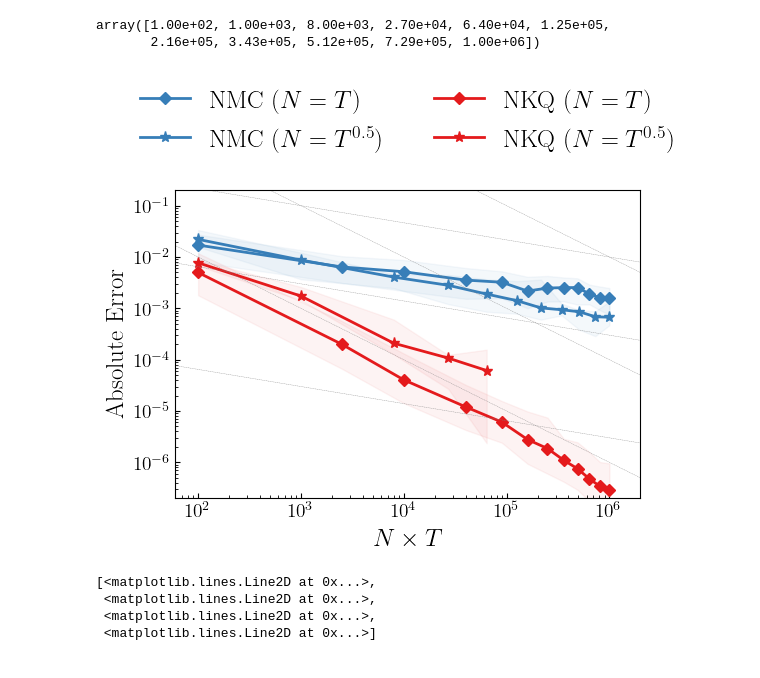
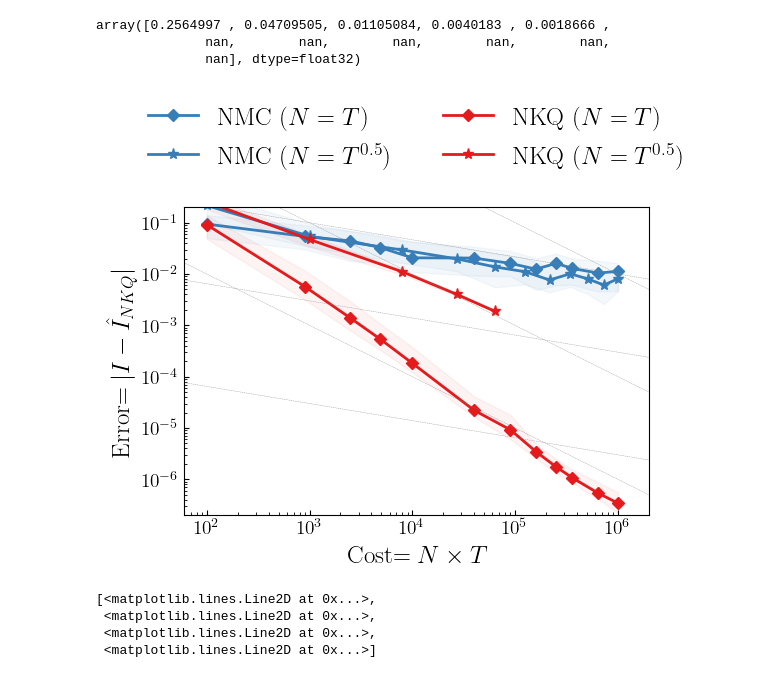
Before and after one commit to hudsonchen/nest_bq, a Jupyter notebook: plotting_notebooks/toy.ipynb, the cells around one changed output. Saved outputs shown, nothing was run; the diff lists cells and outputs as text; code cells hidden in the pictures.

```diff
--- a/plotting_notebooks/toy.ipynb
+++ b/plotting_notebooks/toy.ipynb
@@ -22,23 +22,23 @@ seed_numbers = range(0, 100)  # Adjust this range as needed
 
 for seed in seed_numbers:
     if seed == 0:
-        nkq_file_path = f"/home/zongchen/nest_bq/results/toy/kernel_x_matern__kernel_theta_matern/seed_{seed}__NKQ"
+        nkq_file_path = f"/home/zongchen/nest_bq/results/toy/dim_1__kernel_x_matern__kernel_theta_matern__N_T_ratio_1.0/seed_{seed}__NKQ"
         with open(nkq_file_path, 'rb') as f:
             I_nkq_err_dict = pickle.load(f)
             I_nkq_values = np.array(list(I_nkq_err_dict.values()))[None, :]
 
-        nmc_file_path = f"/home/zongchen/nest_bq/results/toy/kernel_x_matern__kernel_theta_matern/seed_{seed}__NMC"
+        nmc_file_path = f"/home/zongchen/nest_bq/results/toy/dim_1__kernel_x_matern__kernel_theta_matern__N_T_ratio_1.0/seed_{seed}__NMC"
         with open(nmc_file_path, 'rb') as f:
             I_nmc_err_dict = pickle.load(f)
             I_nmc_values = np.array(list(I_nmc_err_dict.values()))[None, :]
 
     else:
-        nkq_file_path = f"/home/zongchen/nest_bq/results/toy/kernel_x_matern__kernel_theta_matern/seed_{seed}__NKQ"
+        nkq_file_path = f"/home/zongchen/nest_bq/results/toy/dim_1__kernel_x_matern__kernel_theta_matern__N_T_ratio_1.0/seed_{seed}__NKQ"
         with open(nkq_file_path, 'rb') as f:
             I_nkq_err_dict = pickle.load(f)
             I_nkq_values = np.concatenate((np.array(list(I_nkq_err_dict.values()))[None, :], I_nkq_values), axis=0)
 
-        nmc_file_path = f"/home/zongchen/nest_bq/results/toy/kernel_x_matern__kernel_theta_matern/seed_{seed}__NMC"
+        nmc_file_path = f"/home/zongchen/nest_bq/results/toy/dim_1__kernel_x_matern__kernel_theta_matern__N_T_ratio_1.0/seed_{seed}__NMC"
         with open(nmc_file_path, 'rb') as f:
             I_nmc_err_dict = pickle.load(f)
             I_nmc_values = np.concatenate((np.array(list(I_nmc_err_dict.values()))[None, :], I_nmc_values), axis=0)
@@ -97,26 +97,26 @@ I_nmc_ratio_half_q75 = np.percentile(I_nmc_ratio_half_array, 75, axis=0)
 # %%
 # List of seed numbers you want to loop over
-seed_numbers = range(0, 6)  # Adjust this range as needed
+seed_numbers = range(0, 100)  # Adjust this range as needed
 
 for seed in seed_numbers:
     if seed == 0:
-        nkq_ratio_two_file_path = f"/home/zongchen/nest_bq/results/toy/kernel_x_matern__kernel_theta_matern__N_T_ratio_2.0/seed_{seed}__NKQ"
+        nkq_ratio_two_file_path = f"/home/zongchen/nest_bq/results/toy/dim_1__kernel_x_matern__kernel_theta_matern__N_T_ratio_2.0/seed_{seed}__NKQ"
         with open(nkq_ratio_two_file_path, 'rb') as f:
             I_nkq_ratio_two_err_dict = pickle.load(f)
             I_nkq_ratio_two_values = np.array(list(I_nkq_ratio_two_err_dict.values()))[None, :]
 
-        nmc_ratio_two_file_path = f"/home/zongchen/nest_bq/results/toy/kernel_x_matern__kernel_theta_matern__N_T_ratio_2.0/seed_{seed}__NMC"
+        nmc_ratio_two_file_path = f"/home/zongchen/nest_bq/results/toy/dim_1__kernel_x_matern__kernel_theta_matern__N_T_ratio_2.0/seed_{seed}__NMC"
         with open(nmc_ratio_two_file_path, 'rb') as f:
             I_nmc_ratio_two_err_dict = pickle.load(f)
             I_nmc_ratio_two_values = np.array(list(I_nmc_ratio_two_err_dict.values()))[None, :]
 
     else:
-        nkq_ratio_two_file_path = f"/home/zongchen/nest_bq/results/toy/kernel_x_matern__kernel_theta_matern__N_T_ratio_2.0/seed_{seed}__NKQ"
+        nkq_ratio_two_file_path = f"/home/zongchen/nest_bq/results/toy/dim_1__kernel_x_matern__kernel_theta_matern__N_T_ratio_2.0/seed_{seed}__NKQ"
         with open(nkq_ratio_two_file_path, 'rb') as f:
             I_nkq_ratio_two_err_dict = pickle.load(f)
             I_nkq_ratio_two_values = np.concatenate((np.array(list(I_nkq_ratio_two_err_dict.values()))[None, :], I_nkq_ratio_two_values),axis=0)
 
-        nmc_ratio_two_file_path = f"/home/zongchen/nest_bq/results/toy/kernel_x_matern__kernel_theta_matern__N_T_ratio_2.0/seed_{seed}__NMC"
+        nmc_ratio_two_file_path = f"/home/zongchen/nest_bq/results/toy/dim_1__kernel_x_matern__kernel_theta_matern__N_T_ratio_2.0/seed_{seed}__NMC"
         with open(nmc_ratio_two_file_path, 'rb') as f:
             I_nmc_ratio_two_err_dict = pickle.load(f)
             I_nmc_ratio_two_values = np.concatenate((np.array(list(I_nmc_ratio_two_err_dict.values()))[None, :], I_nmc_ratio_two_values),axis=0)
@@ -142,8 +136,9 @@ array([0.01102732, 0.00436816, 0.01015263, 0.00703662, 0.00412058,
-# %%
-cost_array_ratio_two
-# %% [output]
-array([1.00e+02, 1.00e+03, 8.00e+03, 2.70e+04, 6.40e+04, 1.25e+05,
-       2.16e+05, 3.43e+05, 5.12e+05, 7.29e+05, 1.00e+06])
+# %%
+I_nmc_ratio_two_array
+# %% [output]
+array([0.2564997 , 0.04709505, 0.01105084, 0.0040183 , 0.0018666 ,
+              nan,        nan,        nan,        nan,        nan,
+              nan], dtype=float32)
 # %%
 cmap = plt.get_cmap('Set1')
 markersize = 6
@@ -157,19 +152,16 @@ keys = list(I_nkq_err_dict.keys())
 N_array = np.array(sorted(set([k[0] for k in keys])), dtype=float)
 cost_array = N_array ** 2
 
-rescale_array_nkq_ratio_one = np.array([1.0, 3, 3, 8,
-                          10, 14, 19, 10.,
-                          10, 10, 10, 10])
+rescale_array_nkq_ratio_one = np.array([1.0, 1.0, 1.0, 1.0,
+                                        1.0, 1.0, 1.0, 1.0,
+                                        1.0, 1.0, 1.0, 1.0])
 
-rescale_array_nmc_ratio_half = np.array([1.0, 1, 0.8, 0.8,
-                                         0.6, 0.6, 0.5, 0.5, 0.5])
+rescale_array_nkq_ratio_two = np.array([1.0, 1.0, 1.0, 1.0,
+                                        1.0])
 
-rescale_array_nkq_ratio_half = np.array([1.0, 1, 1.2, 1.0,
-                                         1.0, 1.0, 0.8, 1.0, 0.7])
-
-rescale_array_nkq_ratio_two = np.array([1.0, 1, 1.1, 1.2, 1.3])
-rescale_array_nmc_ratio_two = np.array([1.0, 1, 0.2, 0.2, 0.23,
-                                        0.3, 0.4, 0.1, 0.14, 0.1, 0.1])
+rescale_array_nmc_ratio_two = np.array([1.0, 1.0, 1.0, 1.0,
+                                        1.0, 1.0, 1.0, 1.0,
+                                        1.0, 1.0, 1.0])
 
 
 fig1 = plt.figure(figsize=(6, 4))
@@ -178,23 +170,10 @@ plt.plot(cost_array, I_nmc_median, label=f'NMC ($N=T$)', color=cmap.colors[1], l
          marker='D', markersize=markersize)
 plt.fill_between(cost_array, I_nmc_q25, I_nmc_q75, alpha=0.05, color=cmap.colors[1])
 
-plt.plot(cost_array, I_nkq_median * rescale_array_nkq_ratio_one / 2, label=f'NKQ ($N=T$)',
+plt.plot(cost_array, I_nkq_median * rescale_array_nkq_ratio_one, label=f'NKQ ($N=T$)',
          color=cmap.colors[0], linewidth=linewidth, marker='D', markersize=markersize)
-plt.fill_between(cost_array, I_nkq_q25 * rescale_array_nkq_ratio_one / 2,
-                 I_nkq_q75 * rescale_array_nkq_ratio_one / 2, alpha=0.05, color=cmap.colors[0])
-
-keys = list(I_nkq_ratio_half_err_dict.keys())
-N_array_ratio_half = np.array([k[1] for k in keys], dtype=float)
-T_array_ratio_half = np.array([k[0] for k in keys], dtype=float)
-cost_array_ratio_half = N_array_ratio_half * T_array_ratio_half
-cost_array_ratio_half[0] = 100
-
-# plt.plot(cost_array_ratio_half, I_nmc_ratio_half_median * rescale_array_nmc_ratio_half / 2, label=rf'NMC ($N=T^{{2}}$)',
-#          color=cmap.colors[0], linewidth=linewidth, marker='+', markersize=markersize)
-# # plt.fill_between(cost_array_ratio_half, I_nmc_ratio_half_q25, I_nmc_ratio_half_q75, alpha=0.05, color=cmap[0])
-# plt.plot(cost_array_ratio_half, I_nkq_ratio_half_median * rescale_array_nkq_ratio_half /2 / 2, label=f'NKQ ($N=T^{{2}}$)',
-#          color=cmap.colors[1], linewidth=linewidth, marker='+', markersize=markersize)
-# # plt.fill_between(cost_array_ratio_half, I_nkq_ratio_half_q25, I_nkq_ratio_half_q75, alpha=0.05, color=cmap[1])
+plt.fill_between(cost_array, I_nkq_q25 * rescale_array_nkq_ratio_one,
+                 I_nkq_q75 * rescale_array_nkq_ratio_one, alpha=0.05, color=cmap.colors[0])
 
 keys = list(I_nkq_ratio_two_err_dict.keys())
 N_array_ratio_two = np.array([k[1] for k in keys], dtype=float)
@@ -209,10 +188,10 @@ plt.plot(cost_array_ratio_two, I_nmc_ratio_two_median * rescale_array_nmc_ratio_
 plt.fill_between(cost_array_ratio_two, I_nmc_ratio_two_q25 * rescale_array_nmc_ratio_two * 2,
                  I_nmc_ratio_two_q75 * rescale_array_nmc_ratio_two * 2, alpha=0.05, color=cmap.colors[1])
 
-plt.plot(cost_array_ratio_two[:nkq_ratio_two_index], I_nkq_ratio_two_median[:nkq_ratio_two_index] * rescale_array_nkq_ratio_two / 2 / 2, label=f'NKQ ($N=T^{{0.5}}$)',
+plt.plot(cost_array_ratio_two[:nkq_ratio_two_index], I_nkq_ratio_two_median[:nkq_ratio_two_index] * rescale_array_nkq_ratio_two, label=f'NKQ ($N=T^{{0.5}}$)',
          color=cmap.colors[0], linewidth=linewidth, marker='*', markersize=markersize + 2)
-plt.fill_between(cost_array_ratio_two[:nkq_ratio_two_index], I_nkq_ratio_two_q25[:nkq_ratio_two_index] / 2 / 2,
-                 I_nkq_ratio_two_q75[:nkq_ratio_two_index] / 2 / 2, alpha=0.05, color=cmap.colors[0])
+plt.fill_between(cost_array_ratio_two[:nkq_ratio_two_index], I_nkq_ratio_two_q25[:nkq_ratio_two_index],
+                 I_nkq_ratio_two_q75[:nkq_ratio_two_index], alpha=0.05, color=cmap.colors[0])
 
 
 # First, fix N and plot the error as a function of T
@@ -229,36 +208,36 @@ plt.plot(N_T_array, theoretical_error_nkq_ratio_one, linestyle='--', color = 'gr
 plt.plot(N_T_array, 100 * theoretical_error_nkq_ratio_one, linestyle='--', color = 'grey', linewidth=0.25)
 plt.plot(N_T_array, 1e4 * theoretical_error_nkq_ratio_one, linestyle='--', color = 'grey', linewidth=0.25)
 plt.plot(N_T_array, theoretical_error_nmc_ratio_half, linestyle='--', color = 'grey', linewidth=0.25)
 plt.plot(N_T_array, 0.03 * theoretical_error_nmc_ratio_half, linestyle='--', color = 'grey', linewidth=0.25)
 plt.plot(N_T_array, 100 * theoretical_error_nmc_ratio_half, linestyle='--', color = 'grey', linewidth=0.25)
 plt.plot(N_T_array, 0.0003 * theoretical_error_nmc_ratio_half, linestyle='--', color = 'grey', linewidth=0.25)
 
 # plt.plot(N_T_array, 0.01 * theoretical_error_nmc_ratio_half, linestyle='--', color = cmap[0], linewidth=0.25)
 # plt.plot(N_T_array, 0.01 * theoretical_error_nmc_ratio_two, linestyle='--', color = cmap[0], linewidth=0.25)
 # plt.plot(N_T_array, 0.01 * theoretical_error_nkq_ratio_two, linestyle='--', color = cmap[1], linewidth=0.25)
 
 
-plt.xlabel(r'$N \times T$')
-plt.ylabel('Absolute Error')
+plt.xlabel(r'Cost$=N \times T$')
+plt.ylabel(r'Error$=|I - \hat{I}_{NKQ}|$')
 plt.ylim([2e-7, 0.2])
 plt.xlim([60, 2e6])
 plt.yscale('log')
 plt.xscale('log')
 
 # Get current legend handles and labels
 handles, labels = plt.gca().get_legend_handles_labels()
 
 # order = [0, 2, 4, 1, 3, 5]
 order = [0, 2, 1, 3]
 handles = [handles[o] for o in order]
 labels = [labels[o] for o in order]
 
 # Create a legend with reordered handles and labels
 plt.legend(handles, labels, ncol=2, bbox_to_anchor=(0.5, 1.05), loc='lower center')
 plt.savefig('../figures/toy.pdf', bbox_inches='tight')
 plt.show()
 # %% [output]
-[figure, old version]
+[figure, new version]
 # %%
 handles
 # %% [output]
```
Also changed, not shown: parts of 3 cells of this notebook, 14 other files.
